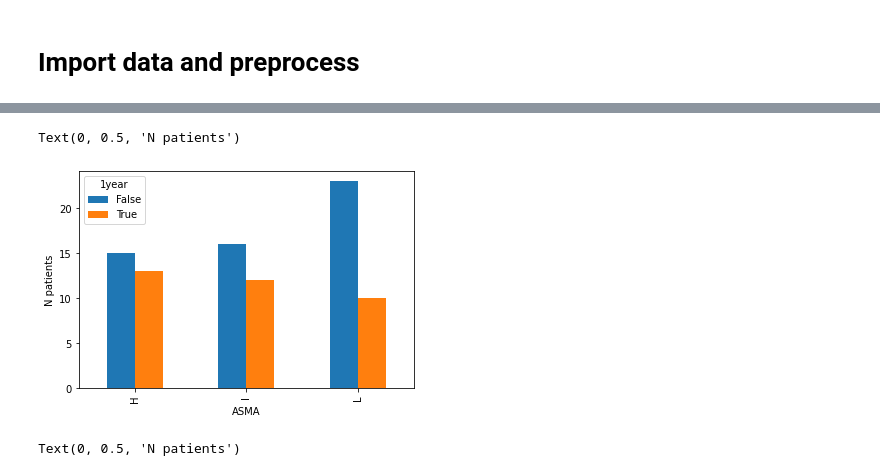
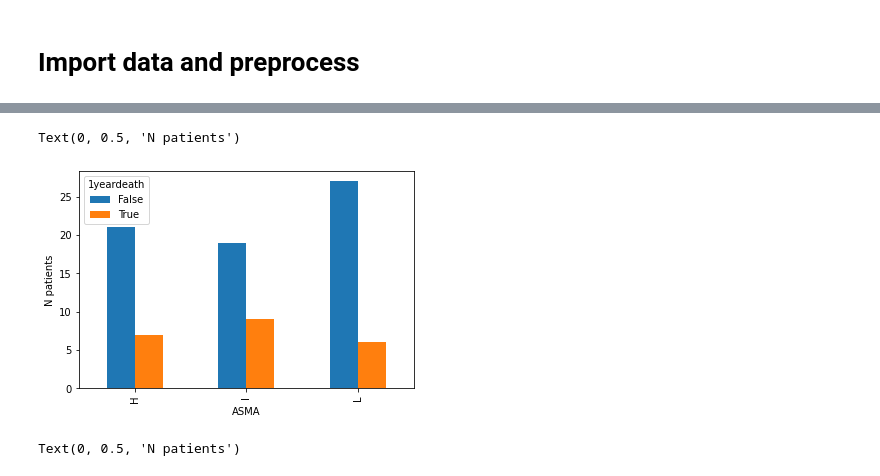
Before and after one commit to c-whitley/PHD, a Jupyter notebook: Prognosis.ipynb, the cells around one changed output, grey strips where cells are left out. Cells and saved outputs as stored; diff of their text form; code cells hidden in the pictures.

```diff
--- a/Prognosis.ipynb
+++ b/Prognosis.ipynb
@@ -102,6 +105,8 @@ for i in np.arange(0,5,1):
     e = (365*(i+2))
 
     new_metadata[f"{i+1}year"] = new_metadata.apply(lambda row: True if s<(row['lifespan']).days<e and row.OUTCOME not in ['Alive',"alive"] else False, axis = 1)
+# %%
+new_metadata[f"1yeardeath"] = new_metadata.apply(lambda row: True if (row['lifespan']).days<365 and row.OUTCOME not in ['Alive',"alive"] else False, axis = 1)
 # %%
 bins = np.arange(0, new_metadata["Years"].max(),2)
 
@@ -180,9 +201,9 @@ total_ = total.groupby("Patient_Number", group_keys=False).apply(lambda g: g.sam
 # %%
-ax = pd.crosstab(new_metadata["ASMA"], new_metadata["1year"]).plot.bar()
+ax = pd.crosstab(new_metadata["ASMA"], new_metadata["1yeardeath"]).plot.bar()
 ax.set_ylabel("N patients")
 # %% [output]
 Text(0, 0.5, 'N patients')
-[figure, old version]
+[figure, new version]
 # %%
 ax = pd.crosstab(new_metadata["ASMA"], new_metadata["DODvsAlive"]).plot.bar()
 ax.set_ylabel("N patients")
```
Also changed, not shown: parts of 13 cells of this notebook, 2 other files.
